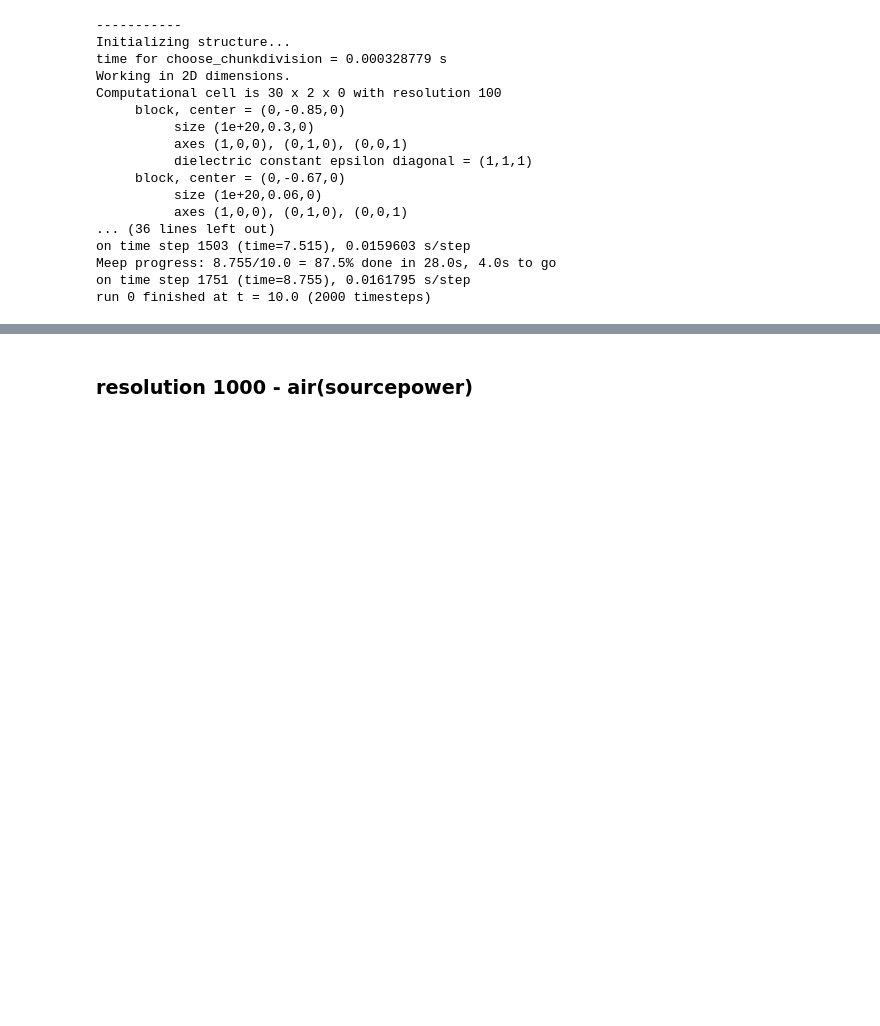
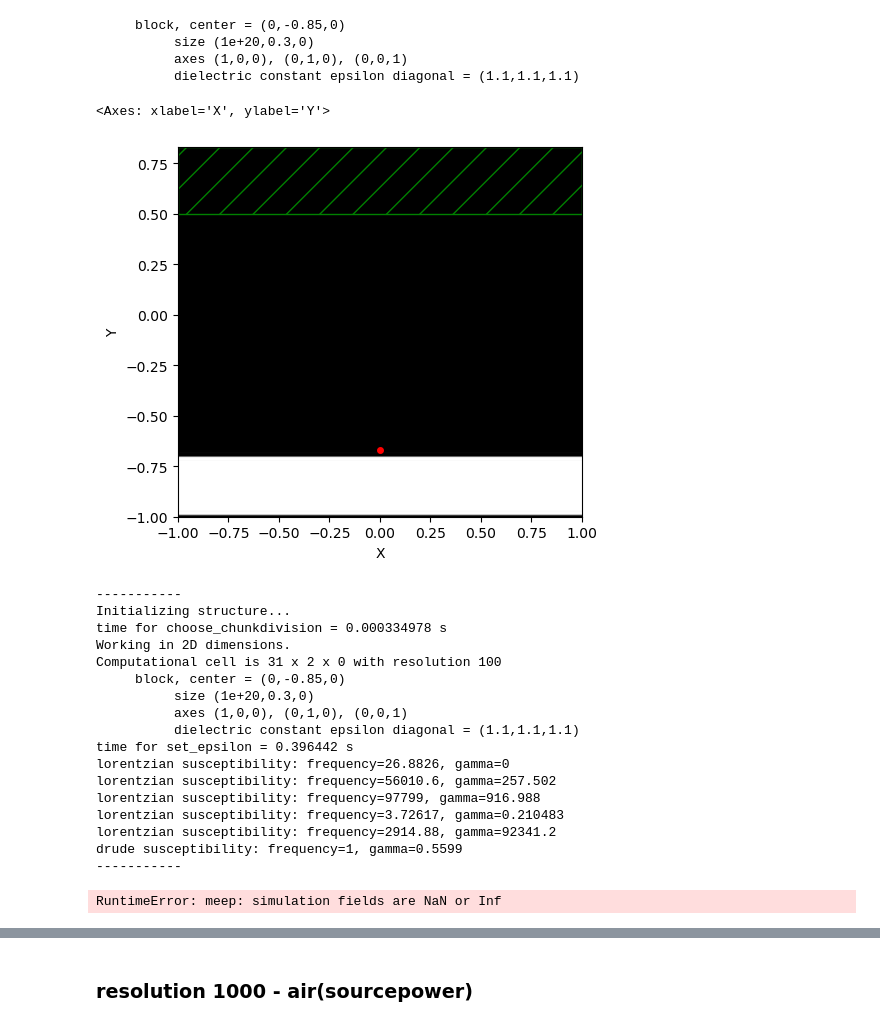
Before and after one commit to M2nion/EIDL, a Jupyter notebook: Tool/Meep/LGD/Meep code/OLED structure/Layer by Layer check/OLED_update_LBL.ipynb, the cells around one changed output, grey strips where cells are left out. Saved outputs shown, nothing was run; the diff lists cells and outputs as text; code cells hidden in the pictures; blank space fills up the shorter version.

```diff
--- a/Tool/Meep/LGD/Meep code/OLED structure/Layer by Layer check/OLED_update_LBL.ipynb
+++ b/Tool/Meep/LGD/Meep code/OLED structure/Layer by Layer check/OLED_update_LBL.ipynb
@@ -110,7 +126,7 @@ ITO_center = mp.Vector3(0, -0.515, 0)
 Cover_center = mp.Vector3(0, -0.405, 0)
 Glass_center = mp.Vector3(0, 0.315, 0)
 # %%
-cell_size = mp.Vector3(30, 2, 0)
+cell_size = mp.Vector3(31, 2, 0)
 
 geometry_fitting_Al = [
         # Cathode (하단)
@@ -157,18 +173,29 @@ sources = [mp.Source(
         src=mp.GaussianSource(frequency=fcen, fwidth=df),
         component=mp.Ex,
         center=source_center,
-        size=mp.Vector3(0,0,0)
+        size=mp.Vector3(0,0,0),
+        amplitude = 0.1
 )]
 # %%
 # === 시뮬레이션 설정 === #
 sim_fitting_Al = mp.Simulation(
     cell_size=cell_size,
     boundary_layers=boundary_layers,
-    geometry=geometry_fitting_Al,
+    geometry=geometry_fitting_Al[:1],
     default_material=mp.Medium(index = 1),
     sources=sources,
     resolution=resolution,
+    extra_materials=[Cathode, Alq3, aNDP, ITO_m, CoverLayer, Glass]
 )
+# %%
+sim_fitting_Al.plot2D(output_plane = mp.Volume(center=mp.Vector3(0, -0.67, 0), size=mp.Vector3(2, 3, 0)))
+# %% [output]
+     block, center = (0,-0.85,0)
+          size (1e+20,0.3,0)
+          axes (1,0,0), (0,1,0), (0,0,1)
+          dielectric constant epsilon diagonal = (1.1,1.1,1.1)
+<Axes: xlabel='X', ylabel='Y'>
+[figure, added]
 # %%
 offset = 0.01
 flux_size = 0.02
@@ -189,20 +216,20 @@ box_power_fitting_Al = sim_fitting_Al.add_flux(
     fcen_monitor, df_monitor, nfreq,
     mp.FluxRegion(center=source_center - mp.Vector3(offset, 0, 0),
                   size=mp.Vector3(0, flux_size),
+                  # direction=mp.X,
+                  weight=-1),
+    mp.FluxRegion(center=source_center + mp.Vector3(offset, 0, 0),
+                  size=mp.Vector3(0, flux_size),
+                  # direction=mp.X
+                ),
+    mp.FluxRegion(center=source_center - mp.Vector3(0, offset, 0),
+                  size=mp.Vector3(flux_size, 0),
                   # direction=mp.Y,
                   weight=-1),
-    # mp.FluxRegion(center=source_center + mp.Vector3(offset, 0, 0),
-    #               size=mp.Vector3(0, flux_size),
-    #               # direction=mp.Y
-    #             ),
-    # mp.FluxRegion(center=source_center - mp.Vector3(0, offset, 0),
-    #               size=mp.Vector3(flux_size, 0),
-    #               # direction=mp.Y,
-    #               weight=-1),
-    # mp.FluxRegion(center=source_center + mp.Vector3(0, offset, 0),
-    #               size=mp.Vector3(flux_size, 0),
-    #               # direction=mp.Y
-    #               )
+    mp.FluxRegion(center=source_center + mp.Vector3(0, offset, 0),
+                  size=mp.Vector3(flux_size, 0),
+                  # direction=mp.Y
+                  )
 )
 
 # sim_fitting_Al.run(until_after_sources = mp.stop_when_fields_decayed(1e-5, mp.Ex, source_center, 0), until = 200)
@@ -212,18 +239,19 @@ net_power_fitting_al = mp.get_fluxes(box_power_fitting_Al)
 # %% [output]
 -----------
 Initializing structure...
-time for choose_chunkdivision = 0.000328779 s
+time for choose_chunkdivision = 0.000334978 s
 Working in 2D dimensions.
-Computational cell is 30 x 2 x 0 with resolution 100
+Computational cell is 31 x 2 x 0 with resolution 100
      block, center = (0,-0.85,0)
           size (1e+20,0.3,0)
           axes (1,0,0), (0,1,0), (0,0,1)
-          dielectric constant epsilon diagonal = (1,1,1)
-     block, center = (0,-0.67,0)
-          size (1e+20,0.06,0)
-          axes (1,0,0), (0,1,0), (0,0,1)
-... (36 lines left out)
-on time step 1503 (time=7.515), 0.0159603 s/step
-Meep progress: 8.755/10.0 = 87.5% done in 28.0s, 4.0s to go
-on time step 1751 (time=8.755), 0.0161795 s/step
-run 0 finished at t = 10.0 (2000 timesteps)
+          dielectric constant epsilon diagonal = (1.1,1.1,1.1)
+time for set_epsilon = 0.396442 s
+lorentzian susceptibility: frequency=26.8826, gamma=0
+lorentzian susceptibility: frequency=56010.6, gamma=257.502
+lorentzian susceptibility: frequency=97799, gamma=916.988
+lorentzian susceptibility: frequency=3.72617, gamma=0.210483
+lorentzian susceptibility: frequency=2914.88, gamma=92341.2
+drude susceptibility: frequency=1, gamma=0.5599
+-----------
+RuntimeError: meep: simulation fields are NaN or Inf
```
Also changed, not shown: parts of 9 cells of this notebook, 18 other files.
